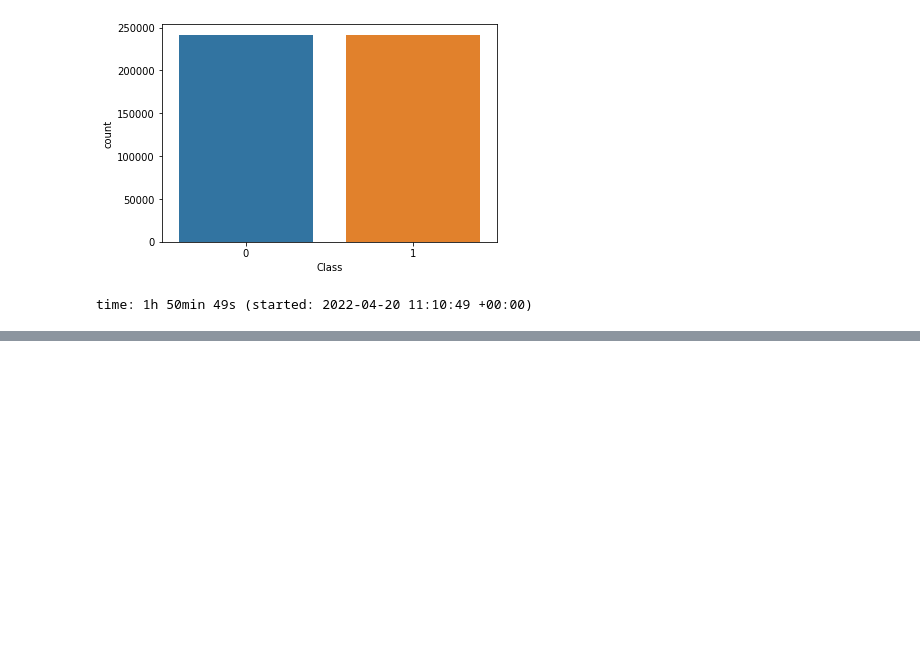
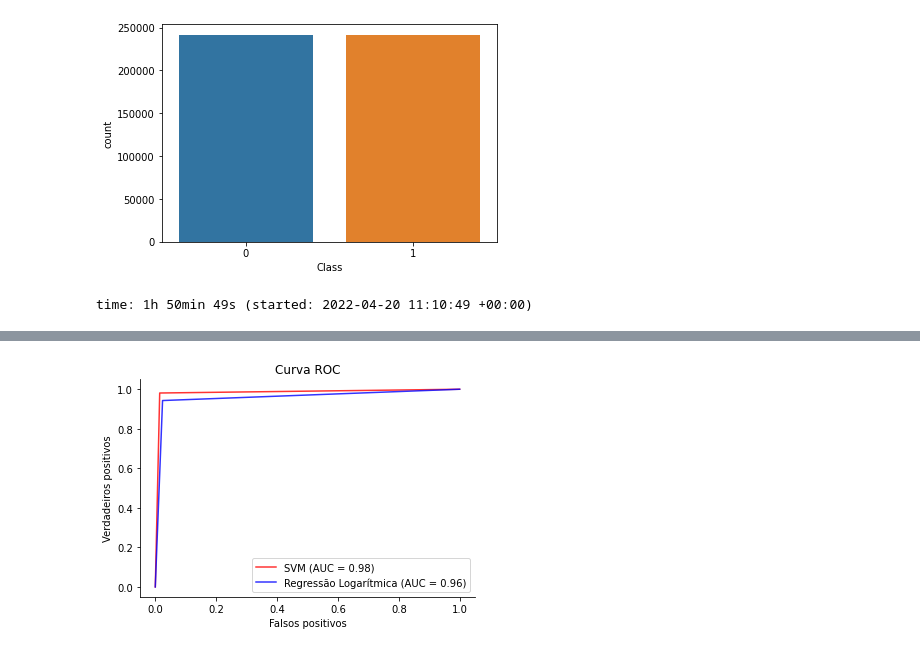
Before and after one commit to GuilhermeCarv/Fraude-Cartao-de-Credito, a Jupyter notebook: Detecção_de_Fraude_em_Cartões_de_Crédito.ipynb, the cells around one changed output, grey strips where cells are left out. Drawn from its saved outputs; the diff is of its cells as text; code cells hidden in the pictures; blank space fills up the shorter version.

```diff
--- a/Detecção_de_Fraude_em_Cartões_de_Crédito.ipynb
+++ b/Detecção_de_Fraude_em_Cartões_de_Crédito.ipynb
@@ -468,5 +403,0 @@ time: 28.1 s (started: 2022-04-20 14:33:58 +00:00)
-# %%
-svm = svm.SVC()
-svm.fit(X_smk,y_smk)
-y_svmpred = svm.predict(X_val)
-y_svmproba = svm.predict_proba(X_val)
@@ -478,0 +404,11 @@ time: 13min 35s (started: 2022-04-20 14:43:58 +00:00)
+# %%
+X_svm = X_smk
+y_svm = y_smk
+
+# instanciar e treinar um modelo de SVM
+sv = svm.SVC(random_state=42, probability=True)
+sv.fit(X_svm,y_svm)
+
+# fazer as previsões em cima dos dados de validação
+y_svmpred = sv.predict(X_val)
+y_svmproba = sv.predict_proba(X_val)
@@ -526,0 +485,11 @@ print("AUC: {:.4f}\n".format(roc_auc_score(y_val, y_svmpred)))
+# %%
+ax = plt.gca()
+ax.spines['right'].set_visible(False)
+ax.spines['top'].set_visible(False)
+ax.set_title("Curva ROC")
+svcval_disp = RocCurveDisplay.from_predictions(y_val, y_svmpred,ax=ax, alpha=0.8,name='SVM', color = "Red")
+logval_disp = RocCurveDisplay.from_predictions(y_val, y_logpred,ax=ax, alpha=0.8,name='Regressão Logarítmica', color = "Blue")
+ax.set_xlabel("Falsos positivos")
+ax.set_ylabel("Verdadeiros positivos");
+# %% [output]
+[figure, added]
```
Also changed, not shown: parts of 59 cells of this notebook.
